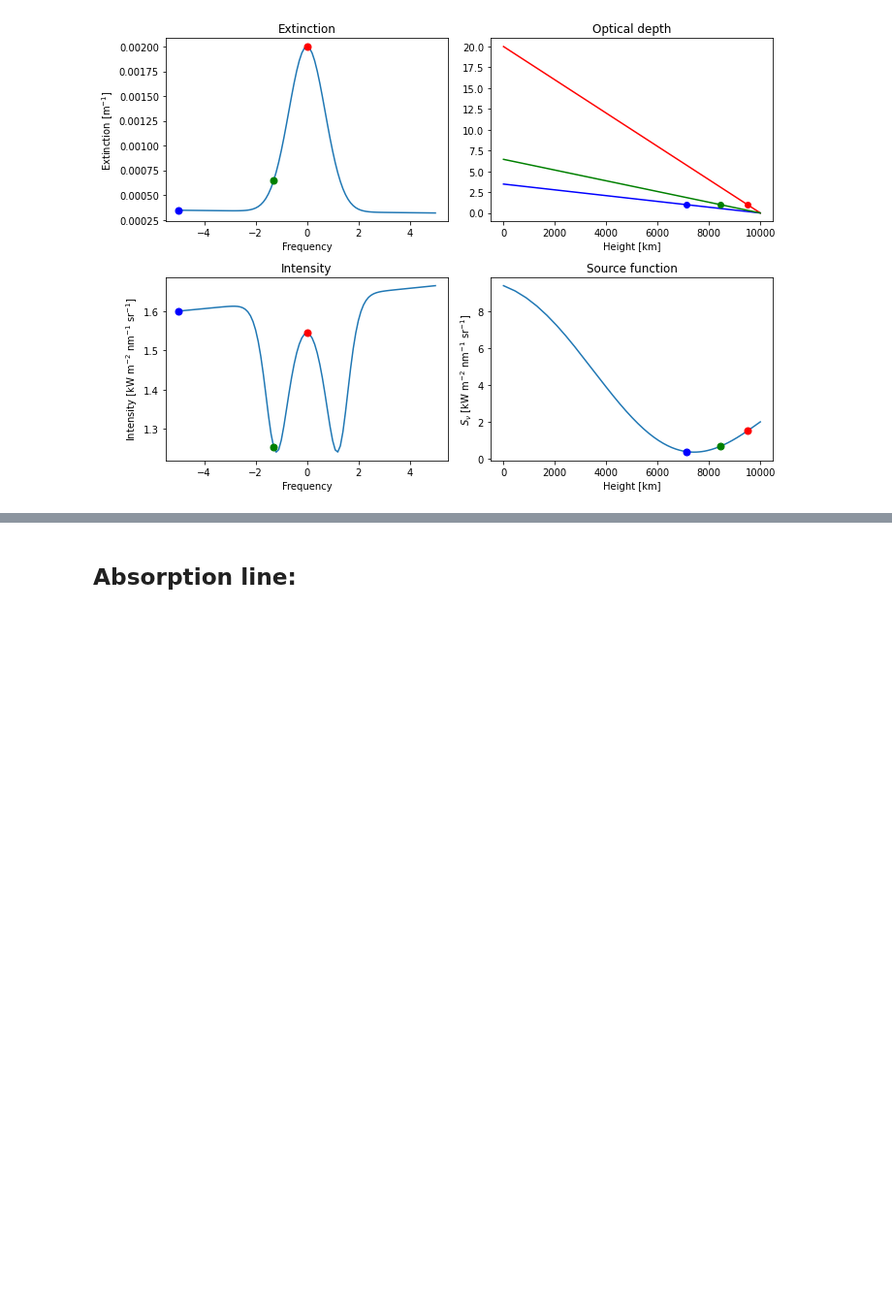
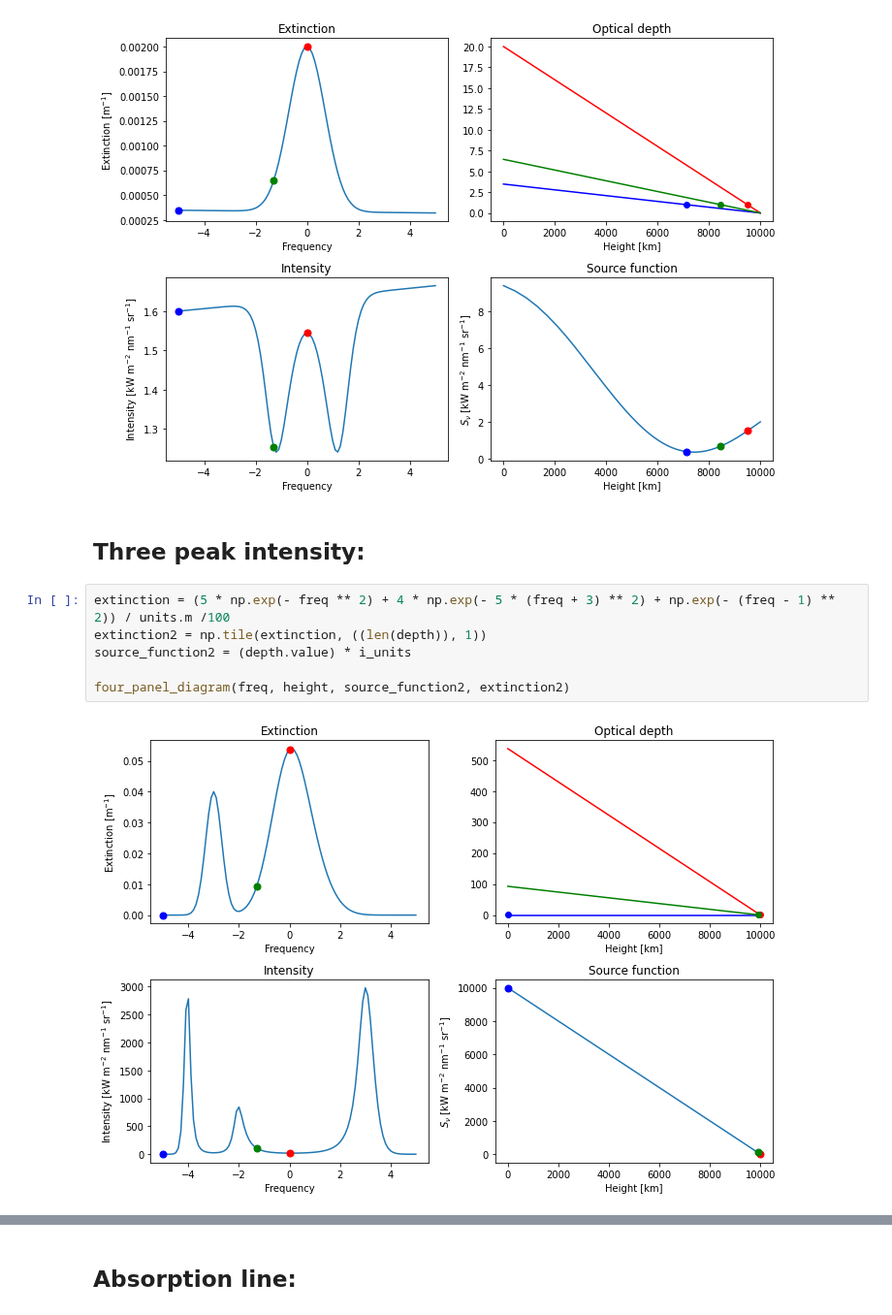
Before and after one commit to Rachelstiansen/AST4310, a Jupyter notebook: project work/project1/project1_student.ipynb, the cells around one changed output, grey strips where cells are left out. Shown at 97% size. Saved outputs shown, nothing was run; the diff lists cells and outputs as text; blank space fills up the shorter version.

```diff
--- a/project work/project1/project1_student.ipynb
+++ b/project work/project1/project1_student.ipynb
@@ -110,3 +110,13 @@ extinction = np.tile(extinction, ((len(depth)), 1))
 four_panel_diagram(freq, height, source_function1, extinction)
 # %% [output]
 [figure]
+# %% [markdown]
+## Three peak intensity:
+# %%
+extinction = (5 * np.exp(- freq ** 2) + 4 * np.exp(- 5 * (freq + 3) ** 2) + np.exp(- (freq - 1) ** 2)) / units.m /100
+extinction2 = np.tile(extinction, ((len(depth)), 1))
+source_function2 = (depth.value) * i_units
+
+four_panel_diagram(freq, height, source_function2, extinction2)
+# %% [output]
+[figure, added]
```
Also changed, not shown: parts of 2 cells of this notebook.
